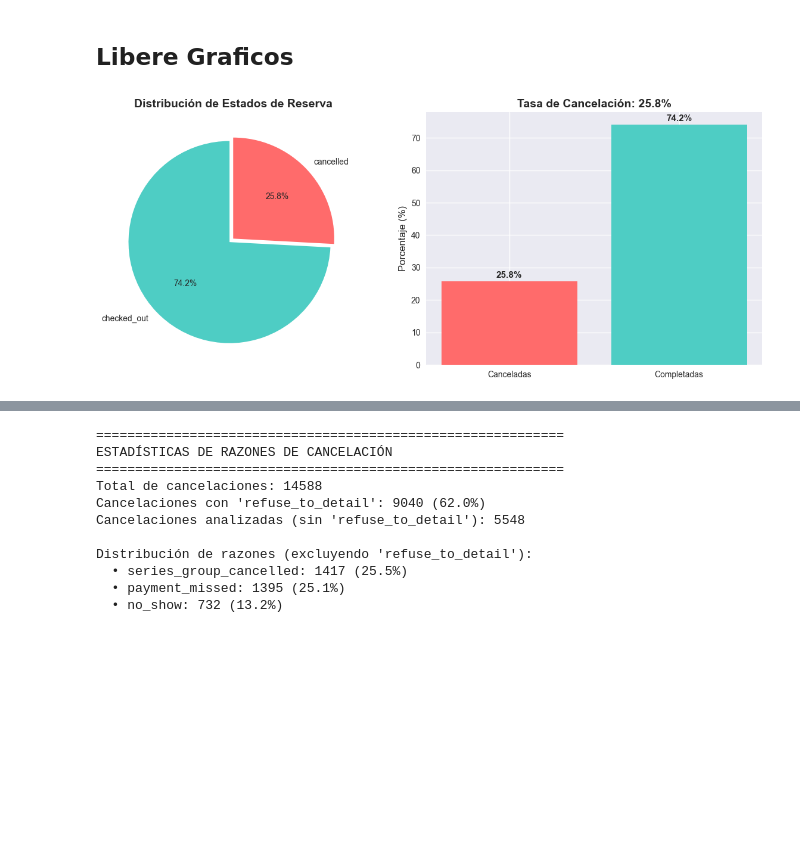
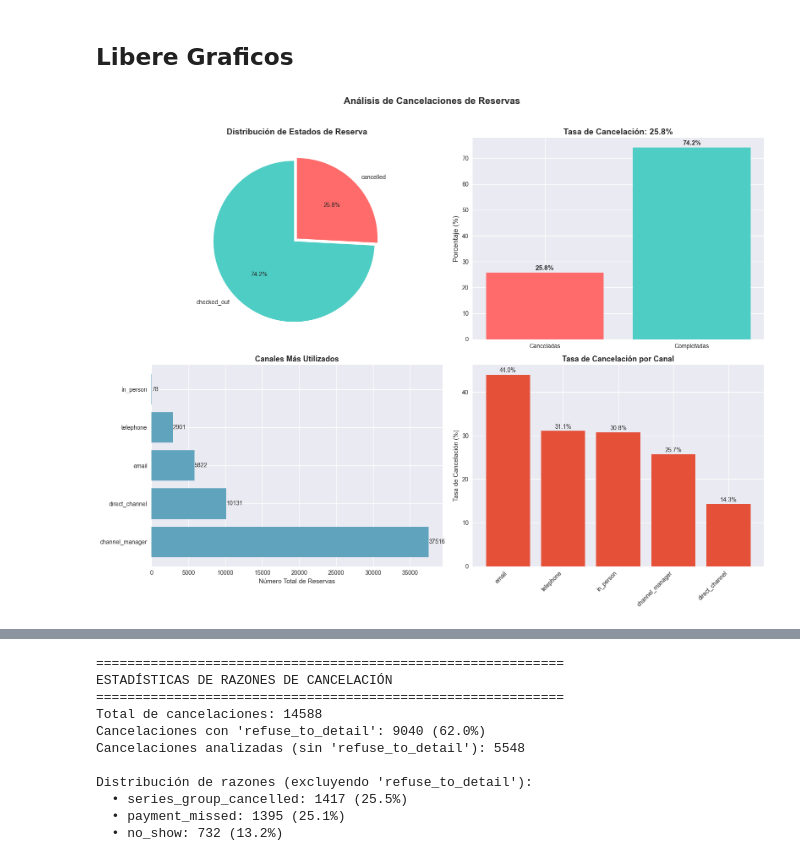
Before and after one commit to javierllorenteMon/RETO_06_VerdeOSCURO, a Jupyter notebook: Analisis_Exploratorio.ipynb, the cells around one changed output, grey strips where cells are left out. Cells and saved outputs as stored; diff of their text form; code cells hidden in the pictures; blank space fills up the shorter version.

```diff
--- a/Analisis_Exploratorio.ipynb
+++ b/Analisis_Exploratorio.ipynb
@@ -21,42 +21,87 @@ df['is_cancelled'] = df['status'] == 'cancelled'
 # %%
 # Configuración
 plt.style.use('seaborn-v0_8')
 sns.set_palette("husl")
 
 # Cargar datos
 path_datos = os.path.join('Datos','Originales')
 filename = os.path.join(path_datos,'cancellation_data.csv')
 df = pd.read_csv(filename)
 df['is_cancelled'] = df['status'] == 'cancelled'
 
-# GRÁFICO 1: Distribución de Cancelaciones vs Checked-out
-fig, axes = plt.subplots(1, 2, figsize=(12, 5))
+# Crear figura con 4 subplots (2 filas, 2 columnas)
+fig, axes = plt.subplots(2, 2, figsize=(16, 12))
 
-# Pie chart
+# ==============================================
+# GRÁFICO 1: Pie chart de estados de reserva
+# ==============================================
 status_counts = df['status'].value_counts()
 colors = ['#4ecdc4', '#ff6b6b']  # Verde para checked_out, Rojo para cancelled
-axes[0].pie(status_counts.values, labels=status_counts.index,
-            autopct='%1.1f%%', colors=colors, startangle=90, explode=[0.05, 0])
-axes[0].set_title('Distribución de Estados de Reserva', fontsize=14, fontweight='bold')
+axes[0, 0].pie(status_counts.values, labels=status_counts.index,
+               autopct='%1.1f%%', colors=colors, startangle=90, explode=[0.05, 0])
+axes[0, 0].set_title('Distribución de Estados de Reserva', fontsize=14, fontweight='bold')
 
-# Bar chart con porcentajes
+# ==============================================
+# GRÁFICO 2: Bar chart con tasa de cancelación
+# ==============================================
 cancel_rate = (df['is_cancelled'].sum() / len(df)) * 100
 checked_rate = 100 - cancel_rate
 
 rates = [cancel_rate, checked_rate]
 labels = ['Canceladas', 'Completadas']
-bars = axes[1].bar(labels, rates, color=['#ff6b6b', '#4ecdc4'])
+bars = axes[0, 1].bar(labels, rates, color=['#ff6b6b', '#4ecdc4'])
 
-axes[1].set_ylabel('Porcentaje (%)', fontsize=12)
-axes[1].set_title(f'Tasa de Cancelación: {cancel_rate:.1f}%', fontsize=14, fontweight='bold')
+axes[0, 1].set_ylabel('Porcentaje (%)', fontsize=12)
+axes[0, 1].set_title(f'Tasa de Cancelación: {cancel_rate:.1f}%', fontsize=14, fontweight='bold')
 
 # Añadir valores en las barras
 for bar, rate in zip(bars, rates):
     height = bar.get_height()
-    axes[1].text(bar.get_x() + bar.get_width()/2., height + 1,
-                f'{rate:.1f}%', ha='center', fontweight='bold', fontsize=11)
+    axes[0, 1].text(bar.get_x() + bar.get_width()/2., height + 1,
+                   f'{rate:.1f}%', ha='center', fontweight='bold', fontsize=11)
 
+# ==============================================
+# GRÁFICO 3: Top canales por volumen
+# ==============================================
+if 'origin' in df.columns:
+    # Top canales por volumen
+    top_channels = df['origin'].value_counts().head(8)
+    axes[1, 0].barh(range(len(top_channels)), top_channels.values, color='#60a3bc')
+    axes[1, 0].set_yticks(range(len(top_channels)))
+    axes[1, 0].set_yticklabels(top_channels.index)
+    axes[1, 0].set_xlabel('Número Total de Reservas', fontsize=11)
+    axes[1, 0].set_title('Canales Más Utilizados', fontsize=13, fontweight='bold')
+
+    for i, v in enumerate(top_channels.values):
+        axes[1, 0].text(v + 0.5, i, str(v), va='center', fontsize=10)
+
+    # ==============================================
+    # GRÁFICO 4: Tasa de cancelación por canal
+    # ==============================================
+    cancel_by_channel = df.groupby('origin')['is_cancelled'].mean() * 100
+    cancel_by_channel = cancel_by_channel.sort_values(ascending=False).head(8)
+
+    bars2 = axes[1, 1].bar(range(len(cancel_by_channel)), cancel_by_channel.values, color='#e55039')
+    axes[1, 1].set_xticks(range(len(cancel_by_channel)))
+    axes[1, 1].set_xticklabels(cancel_by_channel.index, rotation=45, ha='right', fontsize=10)
+    axes[1, 1].set_ylabel('Tasa de Cancelación (%)', fontsize=11)
+    axes[1, 1].set_title('Tasa de Cancelación por Canal', fontsize=13, fontweight='bold')
+
+    for i, v in enumerate(cancel_by_channel.values):
+        axes[1, 1].text(i, v + 0.5, f'{v:.1f}%', ha='center', fontsize=10)
+else:
+    # Si no existe la columna 'origin', mostrar mensaje en los últimos dos gráficos
+    axes[1, 0].text(0.5, 0.5, 'Columna "origin" no encontrada\nen los datos',
+                   ha='center', va='center', fontsize=12, transform=axes[1, 0].transAxes)
+    axes[1, 0].set_title('Canales Más Utilizados', fontsize=13, fontweight='bold')
+
+    axes[1, 1].text(0.5, 0.5, 'Columna "origin" no encontrada\nen los datos',
+                   ha='center', va='center', fontsize=12, transform=axes[1, 1].transAxes)
+    axes[1, 1].set_title('Tasa de Cancelación por Canal', fontsize=13, fontweight='bold')
+
+# Ajustar layout
+plt.suptitle('Análisis de Cancelaciones de Reservas', fontsize=16, fontweight='bold', y=1.02)
 plt.tight_layout()
 plt.show()
 # %% [output]
-[figure, old version]
+[figure, new version]
```
Also changed, not shown: parts of 3 cells of this notebook.
